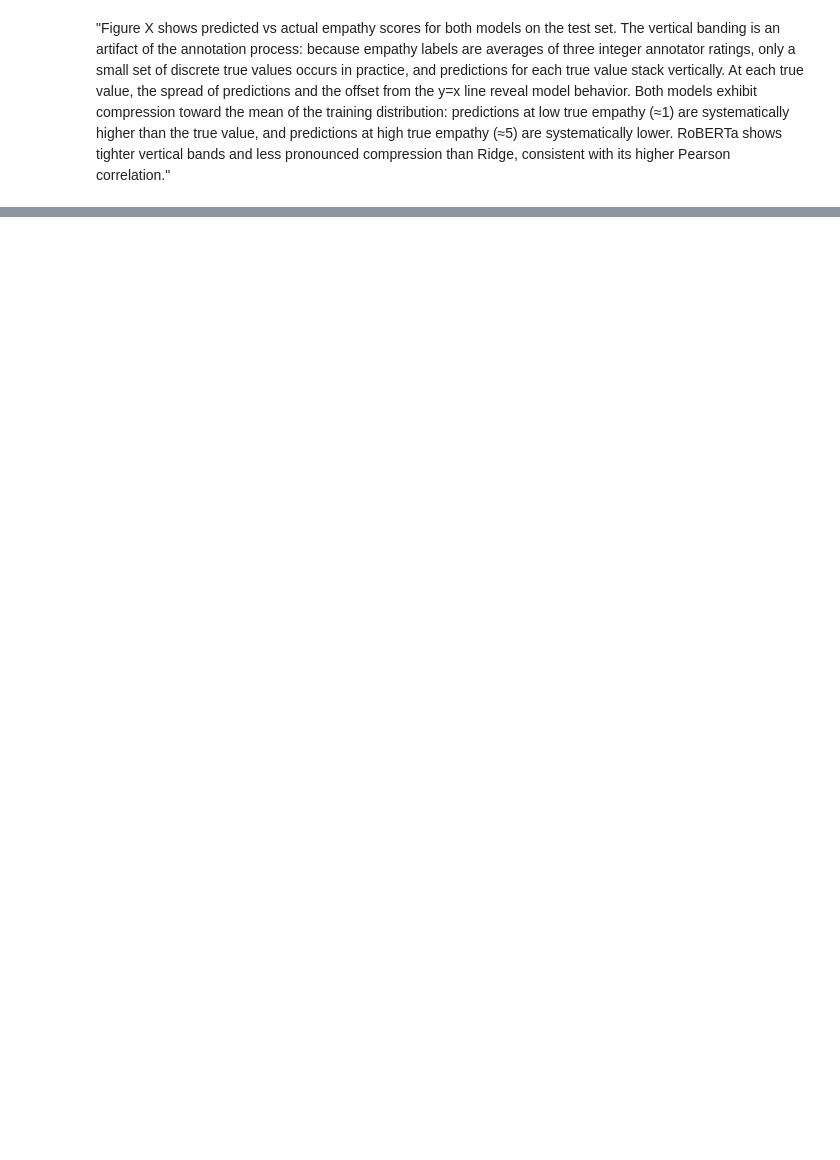
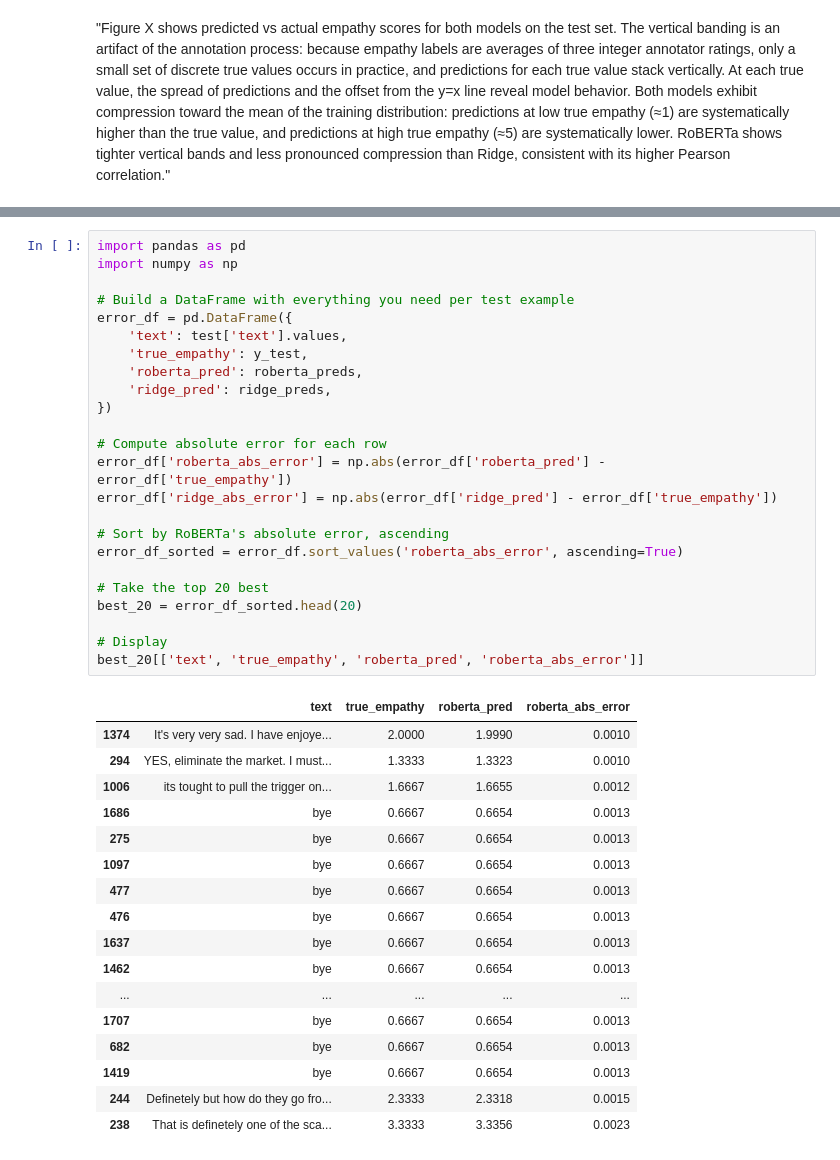
Before and after one commit to DavorSopar/thesis-empathy, a Jupyter notebook: notebooks/06_error_analysis.ipynb, the cells around one changed output, grey strips where cells are left out. Cells and saved outputs as stored; diff of their text form; blank space fills up the shorter version.

```diff
--- a/notebooks/06_error_analysis.ipynb
+++ b/notebooks/06_error_analysis.ipynb
@@ -334,0 +420,42 @@ plt.show()
+# %%
+import pandas as pd
+import numpy as np
+
+# Build a DataFrame with everything you need per test example
+error_df = pd.DataFrame({
+    'text': test['text'].values,
+    'true_empathy': y_test,
+    'roberta_pred': roberta_preds,
+    'ridge_pred': ridge_preds,
+})
+
+# Compute absolute error for each row
+error_df['roberta_abs_error'] = np.abs(error_df['roberta_pred'] - error_df['true_empathy'])
+error_df['ridge_abs_error'] = np.abs(error_df['ridge_pred'] - error_df['true_empathy'])
+
+# Sort by RoBERTa's absolute error, ascending
+error_df_sorted = error_df.sort_values('roberta_abs_error', ascending=True)
+
+# Take the top 20 best
+best_20 = error_df_sorted.head(20)
+
+# Display
+best_20[['text', 'true_empathy', 'roberta_pred', 'roberta_abs_error']]
+# %% [output]
+|  | text | true_empathy | roberta_pred | roberta_abs_error |
+| 1374 | It's very very sad. I have enjoye... | 2.0000 | 1.9990 | 0.0010 |
+| 294 | YES, eliminate the market. I must... | 1.3333 | 1.3323 | 0.0010 |
+| 1006 | its tought to pull the trigger on... | 1.6667 | 1.6655 | 0.0012 |
+| 1686 | bye | 0.6667 | 0.6654 | 0.0013 |
+| 275 | bye | 0.6667 | 0.6654 | 0.0013 |
+| 1097 | bye | 0.6667 | 0.6654 | 0.0013 |
+| 477 | bye | 0.6667 | 0.6654 | 0.0013 |
+| 476 | bye | 0.6667 | 0.6654 | 0.0013 |
+| 1637 | bye | 0.6667 | 0.6654 | 0.0013 |
+| 1462 | bye | 0.6667 | 0.6654 | 0.0013 |
+| ... | ... | ... | ... | ... |
+| 1707 | bye | 0.6667 | 0.6654 | 0.0013 |
+| 682 | bye | 0.6667 | 0.6654 | 0.0013 |
+| 1419 | bye | 0.6667 | 0.6654 | 0.0013 |
+| 244 | Definetely but how do they go fro... | 2.3333 | 2.3318 | 0.0015 |
+| 238 | That is definetely one of the sca... | 3.3333 | 3.3356 | 0.0023 |
```
Also changed, not shown: parts of 16 cells of this notebook.
